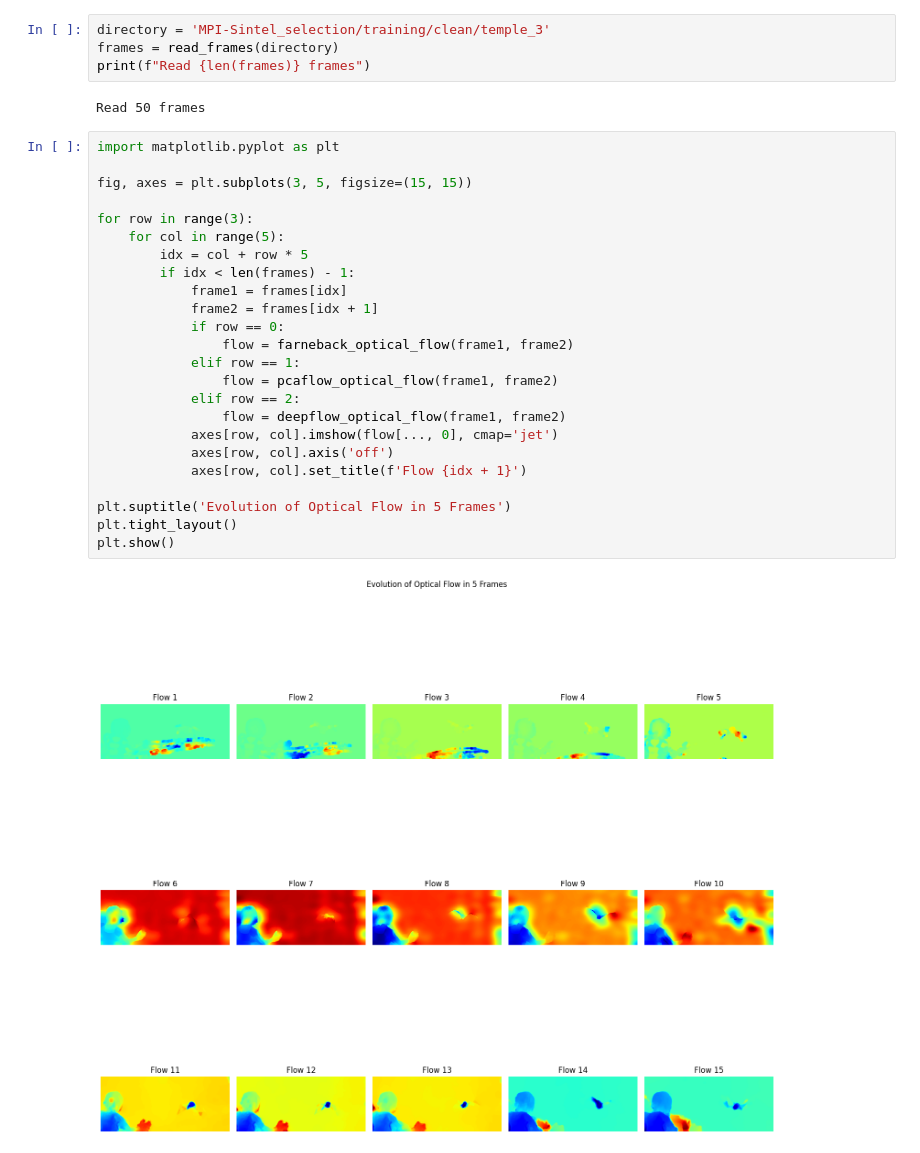
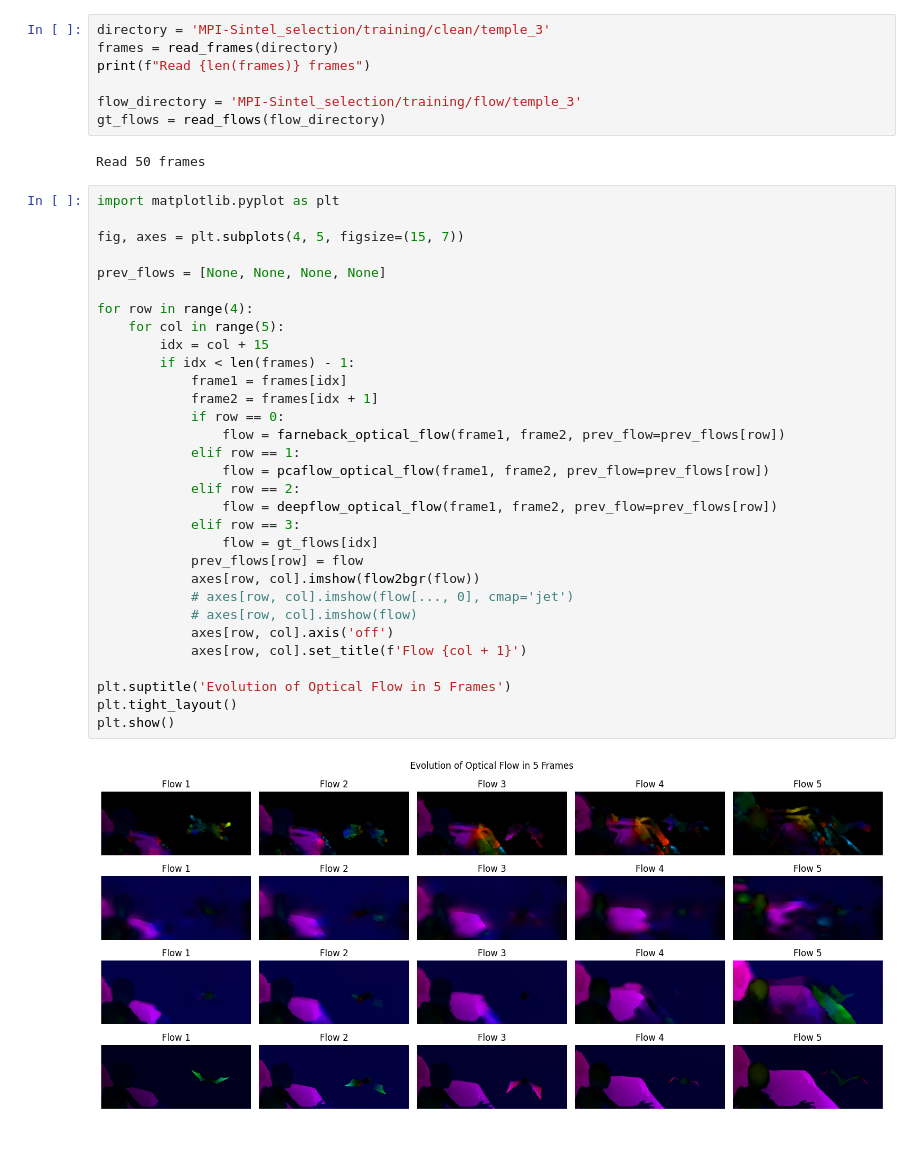
Before and after one commit to NotTheStallion/dense-optical-flow, a Jupyter notebook: demo.ipynb, the cells around one changed output. Saved outputs shown, nothing was run; the diff lists cells and outputs as text.

Commit message:
Better code for visualisation

```diff
--- a/demo.ipynb
+++ b/demo.ipynb
@@ -5,31 +5,41 @@ from utils import *
 directory = 'MPI-Sintel_selection/training/clean/temple_3'
 frames = read_frames(directory)
 print(f"Read {len(frames)} frames")
+
+flow_directory = 'MPI-Sintel_selection/training/flow/temple_3'
+gt_flows = read_flows(flow_directory)
 # %% [output]
 Read 50 frames
 # %%
 import matplotlib.pyplot as plt
 
-fig, axes = plt.subplots(3, 5, figsize=(15, 15))
+fig, axes = plt.subplots(4, 5, figsize=(15, 7))
 
-for row in range(3):
+prev_flows = [None, None, None, None]
+
+for row in range(4):
     for col in range(5):
-        idx = col + row * 5
+        idx = col + 15
         if idx < len(frames) - 1:
             frame1 = frames[idx]
             frame2 = frames[idx + 1]
             if row == 0:
-                flow = farneback_optical_flow(frame1, frame2)
+                flow = farneback_optical_flow(frame1, frame2, prev_flow=prev_flows[row])
             elif row == 1:
-                flow = pcaflow_optical_flow(frame1, frame2)
+                flow = pcaflow_optical_flow(frame1, frame2, prev_flow=prev_flows[row])
             elif row == 2:
-                flow = deepflow_optical_flow(frame1, frame2)
-            axes[row, col].imshow(flow[..., 0], cmap='jet')
+                flow = deepflow_optical_flow(frame1, frame2, prev_flow=prev_flows[row])
+            elif row == 3:
+                flow = gt_flows[idx]
+            prev_flows[row] = flow
+            axes[row, col].imshow(flow2bgr(flow))
+            # axes[row, col].imshow(flow[..., 0], cmap='jet')
+            # axes[row, col].imshow(flow)
             axes[row, col].axis('off')
-            axes[row, col].set_title(f'Flow {idx + 1}')
+            axes[row, col].set_title(f'Flow {col + 1}')
 
 plt.suptitle('Evolution of Optical Flow in 5 Frames')
 plt.tight_layout()
 plt.show()
 # %% [output]
-[figure, old version]
+[figure, new version]
```
Also changed, not shown: parts of 1 cell of this notebook.
